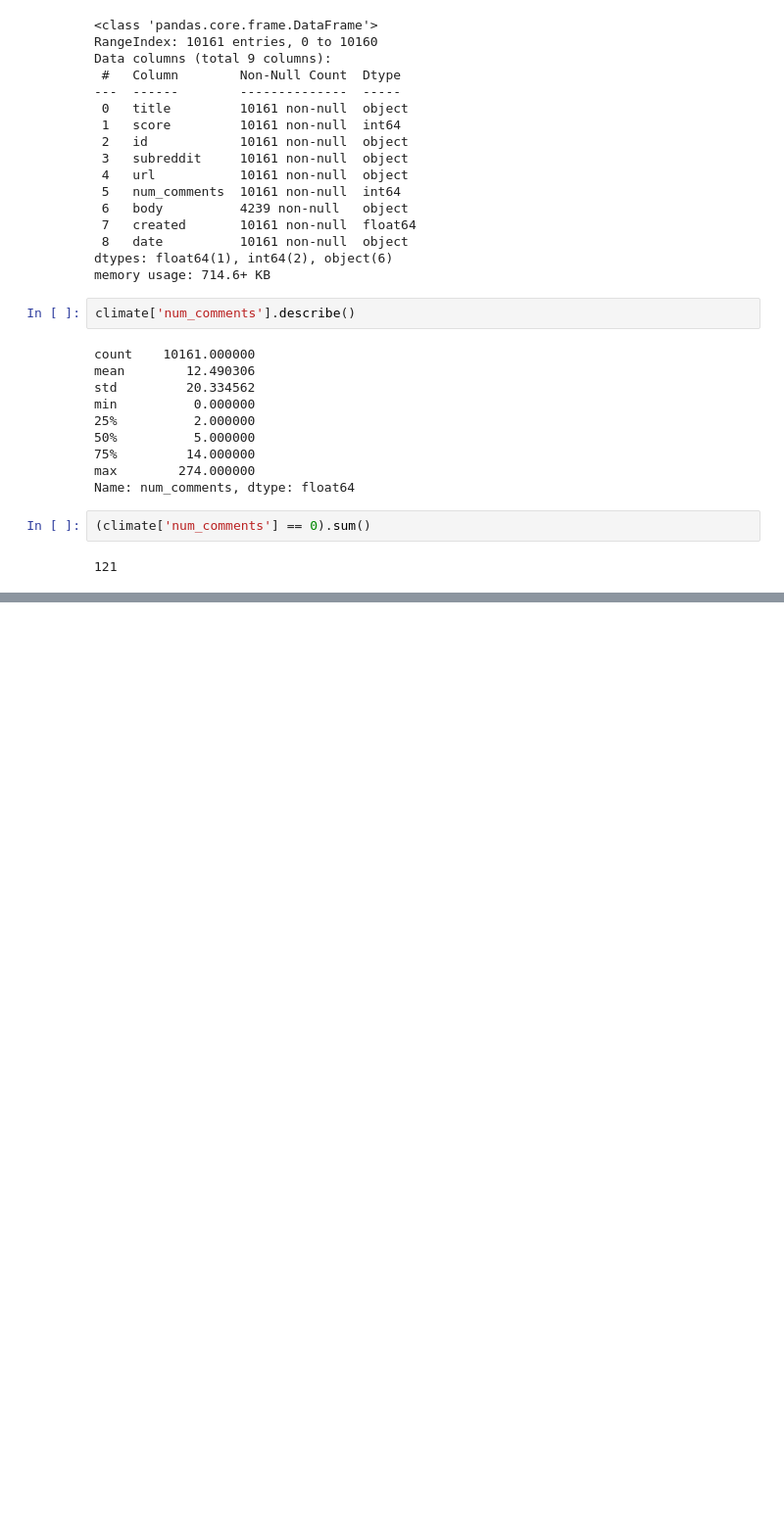
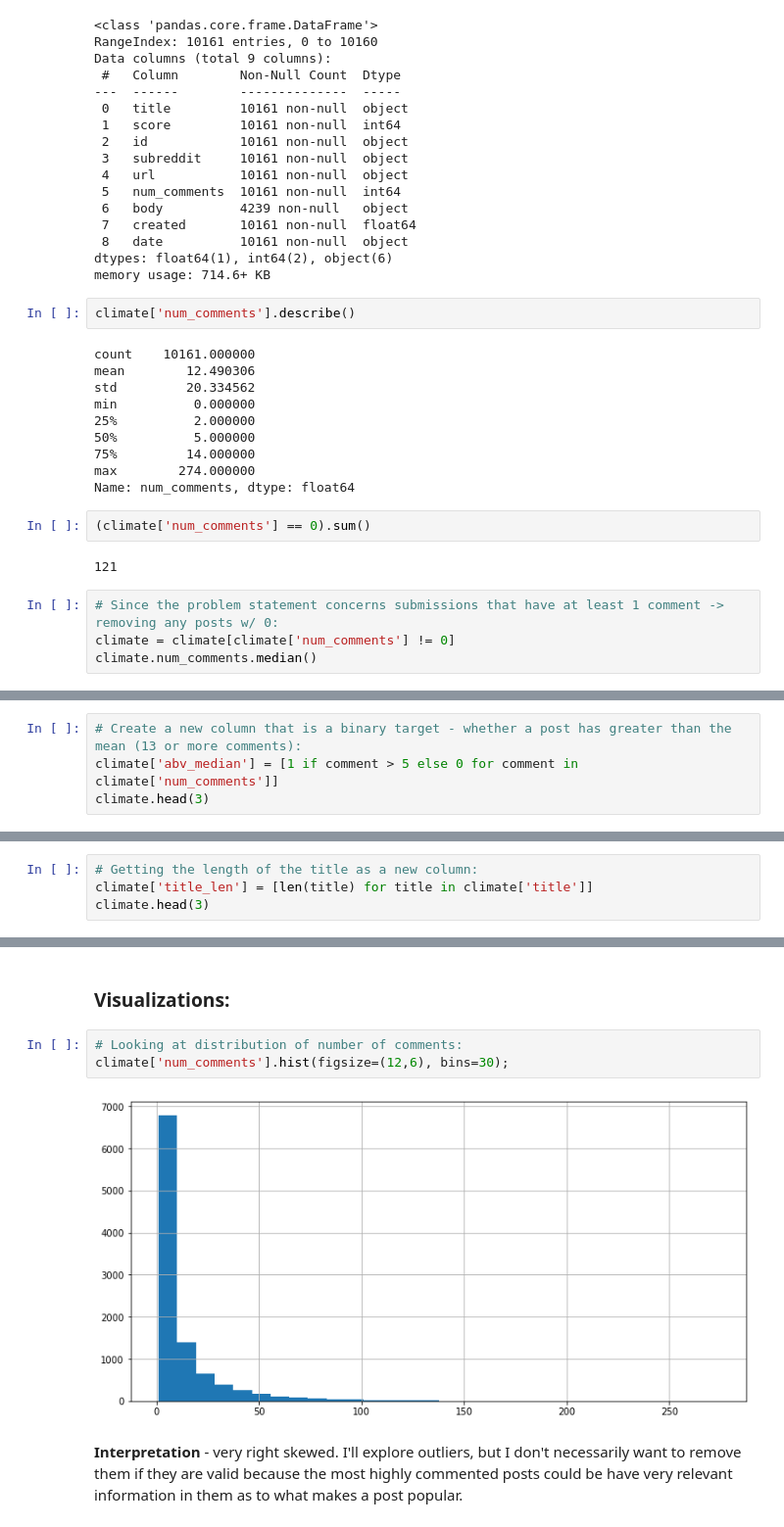
Before and after one commit to lara-es/reddit_nlp_classification, a Jupyter notebook: Modeling.ipynb, the cells around one changed output, grey strips where cells are left out. Shown at 98% size. Drawn from its saved outputs; the diff is of its cells as text; blank space fills up the shorter version.

```diff
--- a/Modeling.ipynb
+++ b/Modeling.ipynb
@@ -50,3 +58,7 @@ Name: num_comments, dtype: float64
 (climate['num_comments'] == 0).sum()
 # %% [output]
 121
+# %%
+# Since the problem statement concerns submissions that have at least 1 comment -> removing any posts w/ 0:
+climate = climate[climate['num_comments'] != 0]
+climate.num_comments.median()
@@ -52,0 +71,4 @@ Name: num_comments, dtype: float64
+# %%
+# Create a new column that is a binary target - whether a post has greater than the mean (13 or more comments):
+climate['abv_median'] = [1 if comment > 5 else 0 for comment in climate['num_comments']]
+climate.head(3)
@@ -52,0 +89,4 @@ Name: num_comments, dtype: float64
+# %%
+# Getting the length of the title as a new column:
+climate['title_len'] = [len(title) for title in climate['title']]
+climate.head(3)
@@ -52,0 +98,9 @@ Name: num_comments, dtype: float64
+# %% [markdown]
+### Visualizations:
+# %%
+# Looking at distribution of number of comments:
+climate['num_comments'].hist(figsize=(12,6), bins=30);
+# %% [output]
+[figure, added]
+# %% [markdown]
+**Interpretation** - very right skewed. I'll explore outliers, but I don't necessarily want to remove them if they are valid because the most highly commented posts could be have very relevant information in them as to what makes a post popular.
```
Also changed, not shown: parts of 35 cells of this notebook.
